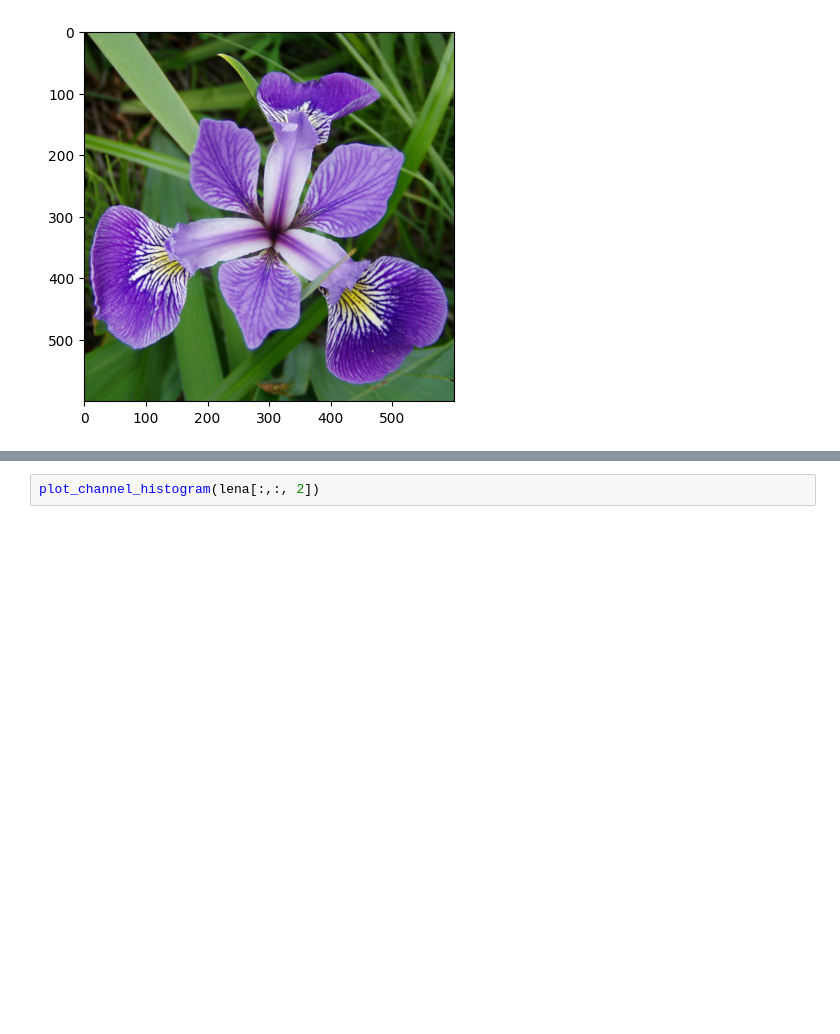
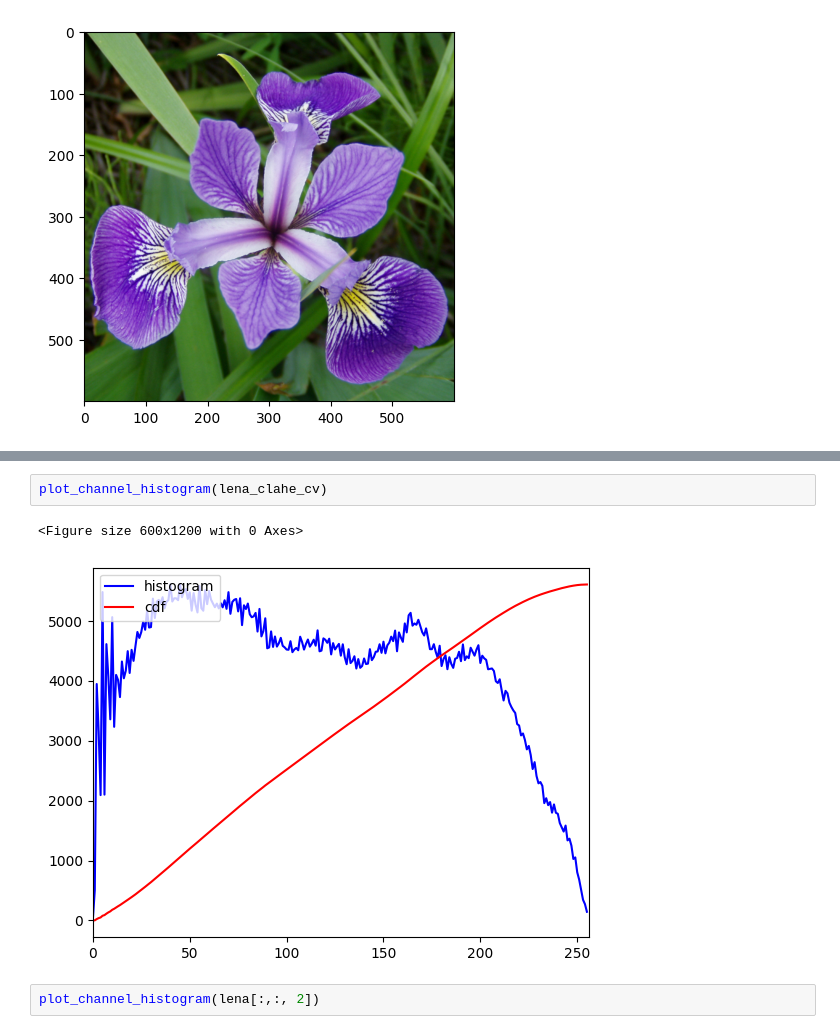
Before and after one commit to pyretttt/mosquitto, a Jupyter notebook: cv/histogram_equalization.ipynb, the cells around one changed output, grey strips where cells are left out. Cells and saved outputs as stored; diff of their text form; blank space fills up the shorter version.

```diff
--- a/cv/histogram_equalization.ipynb
+++ b/cv/histogram_equalization.ipynb
@@ -203,3 +227,8 @@ plot_channel_histogram(lena_clahe[:,:, 2])
+# %%
+plot_channel_histogram(lena_clahe_cv)
+# %% [output]
+<Figure size 600x1200 with 0 Axes>
+[figure, added]
 # %%
 plot_channel_histogram(lena[:,:, 2])
 # %% [output]
```
Also changed, not shown: parts of 5 cells of this notebook.
